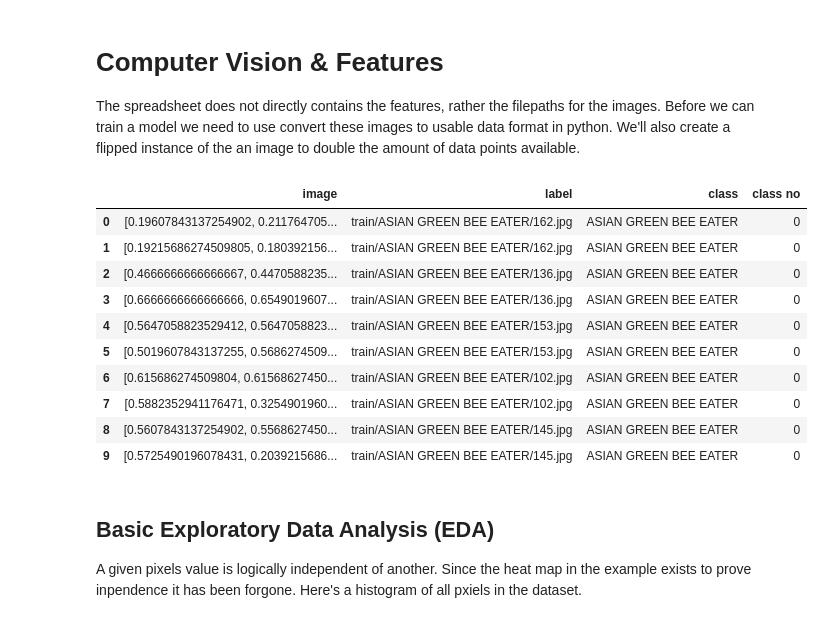
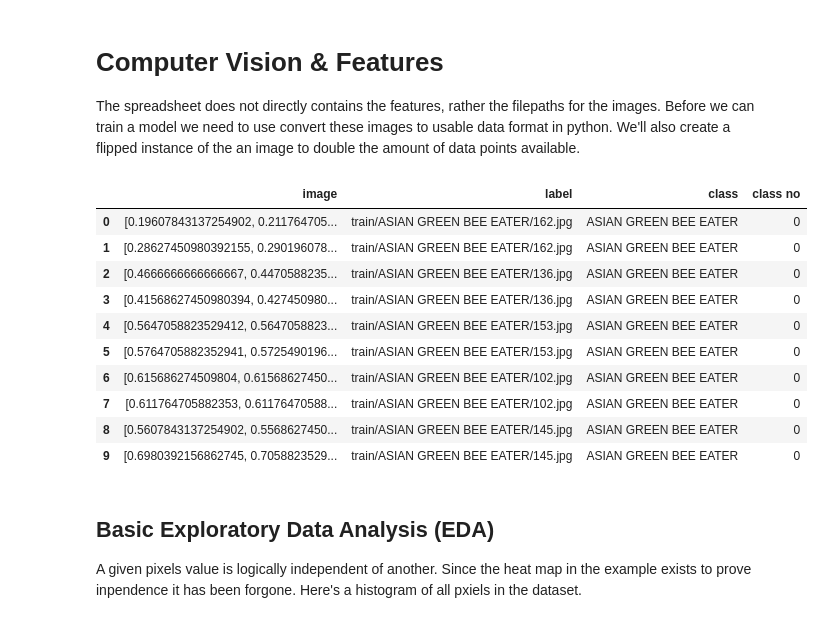
Before and after one commit to Bryan0x05/bird-classifer, a Jupyter notebook: nueral network.ipynb, the cells around one changed output. Cells and saved outputs as stored; diff of their text form; code cells hidden in the pictures.

```diff
--- a/nueral network.ipynb
+++ b/nueral network.ipynb
@@ -53,48 +53,48 @@ def load_resize_flatten_images(df, target_size=(28, 28)):
         resizedImage = cv2.resize(grayscaledImage,target_size)
         # normalization of features
         resizedImage = resizedImage / 255
-        # flipped image, to create more data points
-        flippedImage = np.flipud(resizedImage)
+        # flipped image horizontally, to create more data points
+        flippedImage = np.fliplr(resizedImage)
         # flatten into a 1D array
         imageArray = resizedImage.flatten()
         flippedArray = flippedImage.flatten()
         imgs = [imageArray,flippedArray]
         # create an entry for both flipped and non fliped versions of an image
         # this loop is also scalable if additional variants are done
         for ray in imgs:
             data['image'].append(ray)
             # use the filepath as an identifer to label the image data
             data['label'].append(row['filepaths'])
             # inded class from 0 to len(class) for confusion matrix and f1score methods from skitlearn later.
             match row['labels']:
                 case 'ASIAN GREEN BEE EATER':
                     data['class no'].append(0)
                 case 'D-ARNAUDS BARBET':
                     data['class no'].append(1)
                 case 'HOUSE FINCH':
                     data['class no'].append(2)
                 case 'OVENBIRD':
                     data['class no'].append(3)
                 case 'RUFOUS TREPE':
                     data['class no'].append(4)
 
             data['class'].append(row['labels'])
     # encapsulate this data as a dataframe for easier handling
     return pd.DataFrame(data)
 pixelData = load_resize_flatten_images(spreadsheet_data)
 pixelData.head(10)
 # %% [output]
 |  | image | label | class | class no |
 | 0 | [0.19607843137254902, 0.211764705... | train/ASIAN GREEN BEE EATER/162.jpg | ASIAN GREEN BEE EATER | 0 |
-| 1 | [0.19215686274509805, 0.180392156... | train/ASIAN GREEN BEE EATER/162.jpg | ASIAN GREEN BEE EATER | 0 |
+| 1 | [0.28627450980392155, 0.290196078... | train/ASIAN GREEN BEE EATER/162.jpg | ASIAN GREEN BEE EATER | 0 |
 | 2 | [0.4666666666666667, 0.4470588235... | train/ASIAN GREEN BEE EATER/136.jpg | ASIAN GREEN BEE EATER | 0 |
-| 3 | [0.6666666666666666, 0.6549019607... | train/ASIAN GREEN BEE EATER/136.jpg | ASIAN GREEN BEE EATER | 0 |
+| 3 | [0.41568627450980394, 0.427450980... | train/ASIAN GREEN BEE EATER/136.jpg | ASIAN GREEN BEE EATER | 0 |
 | 4 | [0.5647058823529412, 0.5647058823... | train/ASIAN GREEN BEE EATER/153.jpg | ASIAN GREEN BEE EATER | 0 |
-| 5 | [0.5019607843137255, 0.5686274509... | train/ASIAN GREEN BEE EATER/153.jpg | ASIAN GREEN BEE EATER | 0 |
+| 5 | [0.5764705882352941, 0.5725490196... | train/ASIAN GREEN BEE EATER/153.jpg | ASIAN GREEN BEE EATER | 0 |
 | 6 | [0.615686274509804, 0.61568627450... | train/ASIAN GREEN BEE EATER/102.jpg | ASIAN GREEN BEE EATER | 0 |
-| 7 | [0.5882352941176471, 0.3254901960... | train/ASIAN GREEN BEE EATER/102.jpg | ASIAN GREEN BEE EATER | 0 |
+| 7 | [0.611764705882353, 0.61176470588... | train/ASIAN GREEN BEE EATER/102.jpg | ASIAN GREEN BEE EATER | 0 |
 | 8 | [0.5607843137254902, 0.5568627450... | train/ASIAN GREEN BEE EATER/145.jpg | ASIAN GREEN BEE EATER | 0 |
-| 9 | [0.5725490196078431, 0.2039215686... | train/ASIAN GREEN BEE EATER/145.jpg | ASIAN GREEN BEE EATER | 0 |
+| 9 | [0.6980392156862745, 0.7058823529... | train/ASIAN GREEN BEE EATER/145.jpg | ASIAN GREEN BEE EATER | 0 |
 # %% [markdown]
 ## Basic Exploratory Data Analysis (EDA)
 A given pixels value is logically independent of another. Since the heat map in the example exists to prove inpendence it has been forgone.
```
Also changed, not shown: parts of 2 cells of this notebook.
